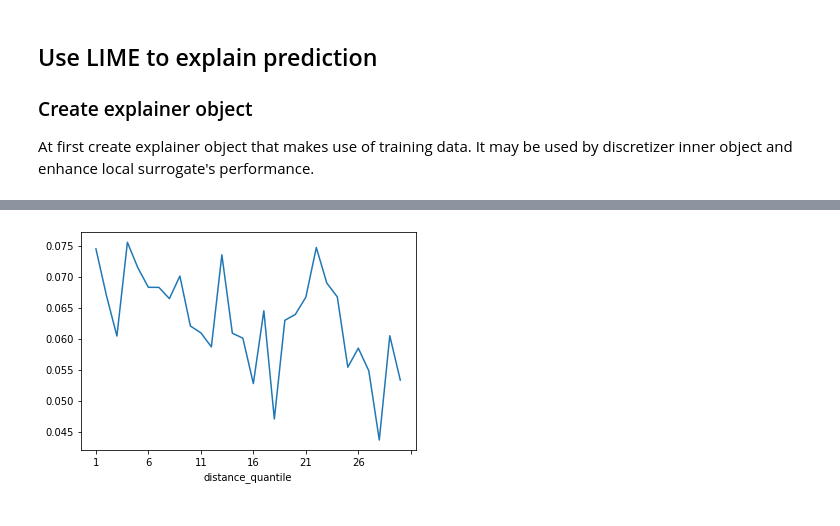
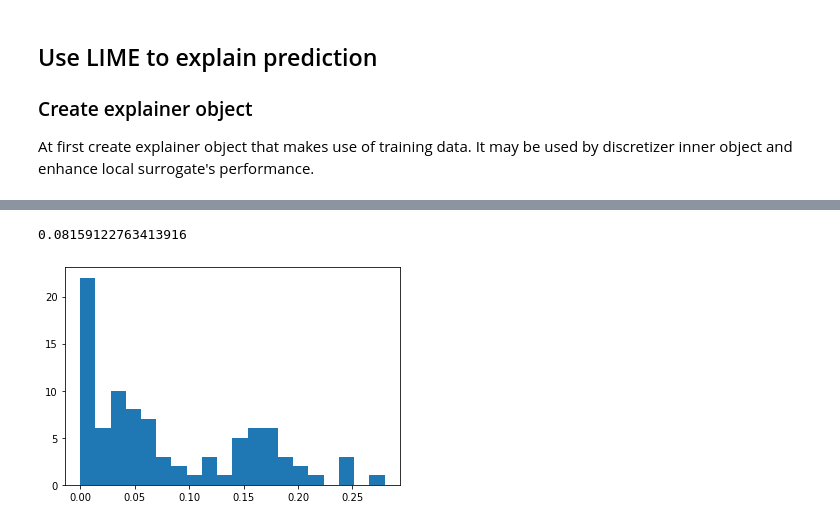
Before and after one commit to vonHousen/lime, a Jupyter notebook: doc/mod/notebooks/EfficiencyTests.ipynb, the cells around one changed output, grey strips where cells are left out. Cells and saved outputs as stored; diff of their text form; code cells hidden in the pictures.

Commit message:
Started assessing explanations on whole test set.

```diff
--- a/doc/mod/notebooks/EfficiencyTests.ipynb
+++ b/doc/mod/notebooks/EfficiencyTests.ipynb
@@ -101,11 +100,19 @@ explainer = lime.lime_tabular_mod.LimeTabularExplainerMod(
 # %%
-test_instance = sample_dataset.test_data.sample(n=1)
+test_data_subset = sample_dataset.test_data.to_numpy()
+fidelity_loss_on_explanation = []
+fidelity_loss_on_generated_data = []
+fidelity_loss_distribution_quantiles = []
 
-explanation = explainer.explain_instance(
-    test_instance.to_numpy().reshape(-1),
-    model.predict_proba,
-    num_features = 4,
-    top_labels = 2,
-    distance_metric="minkowski",
-    minkowski_norm=100.
-)
+for test_instance in tqdm(test_data_subset):
+    explanation = explainer.explain_instance(
+        test_instance.reshape(-1),
+        model.predict_proba,
+        num_features = 4,
+        top_labels = 2,
+        distance_metric="minkowski",
+        minkowski_norm=100.
+    )
+
+    fidelity_loss_on_explanation.append(explanation.get_fidelity_loss_on_explanation())
+    fidelity_loss_on_generated_data.append(explanation.get_fidelity_loss_on_generated_data())
+    fidelity_loss_distribution_quantiles.append(explanation.get_fidelity_loss_distribution(quantiles=30))
@@ -160,6 +119,7 @@ plt.show()
-# %%
-percentiles = explanation.get_fidelity_loss_distribution(quantiles=30)
-percentiles.plot()
-plt.show()
-# %% [output]
-[figure, removed]
+# %%
+print(np.mean(fidelity_loss_on_explanation))
+plt.hist(fidelity_loss_on_explanation, bins=20)
+plt.show()
+# %% [output]
+0.08159122763413916
+[figure, added]
```
Also changed, not shown: parts of 14 cells of this notebook.
